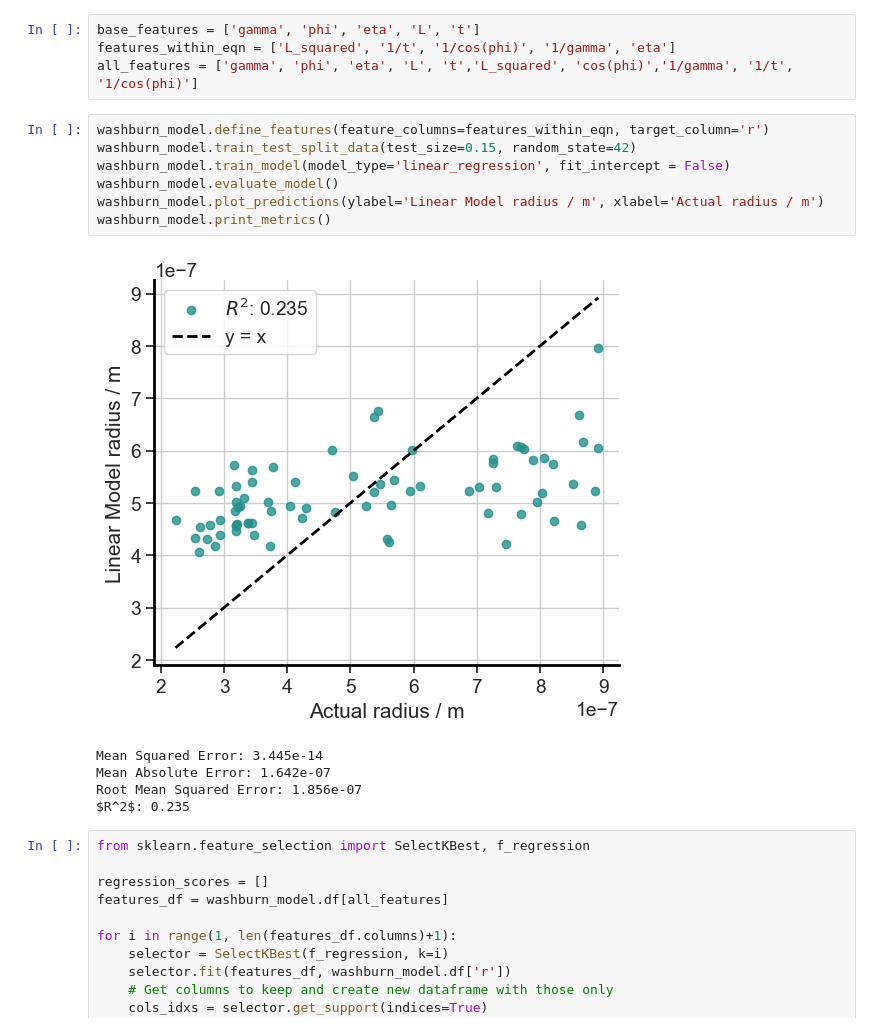
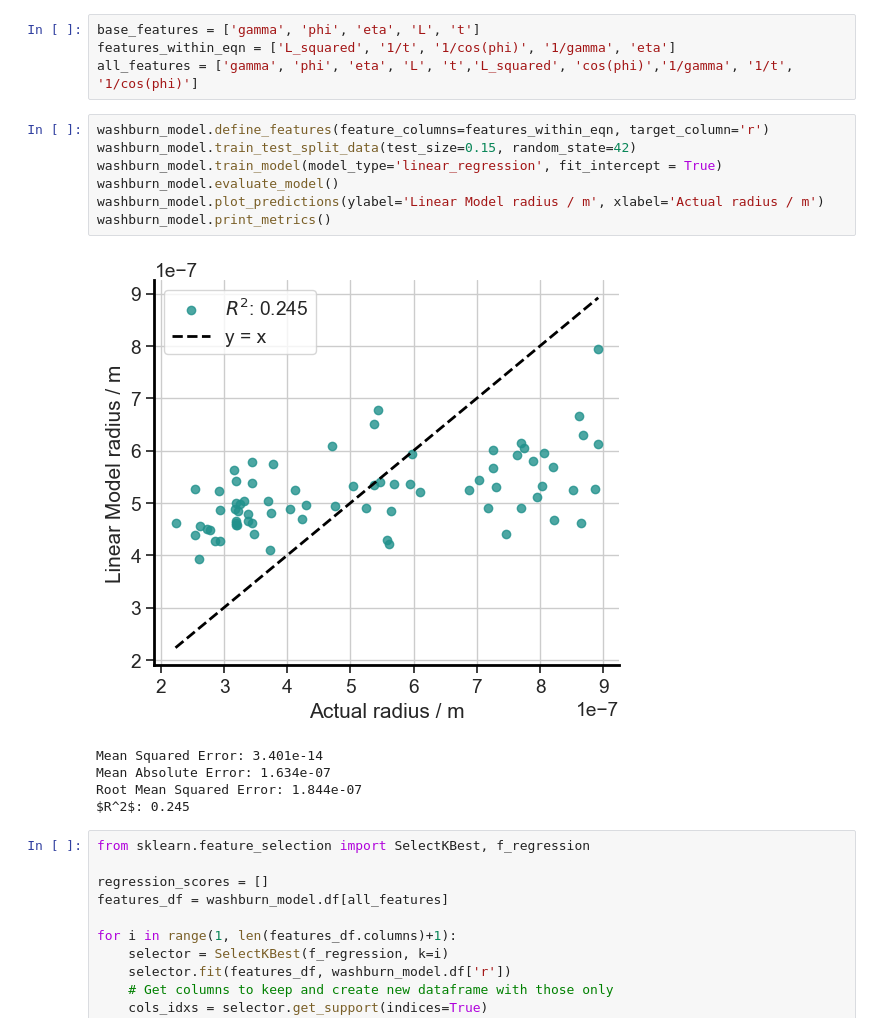
Before and after one commit to RedHorizonss/DunkingBiscuits, a Jupyter notebook: Washburn_model.ipynb, the cells around one changed output. Cells and saved outputs as stored; diff of their text form.

```diff
--- a/Washburn_model.ipynb
+++ b/Washburn_model.ipynb
@@ -125,16 +129,16 @@ all_features = ['gamma', 'phi', 'eta', 'L', 't','L_squared', 'cos(phi)','1/gamma
 # %%
 washburn_model.define_features(feature_columns=features_within_eqn, target_column='r')
 washburn_model.train_test_split_data(test_size=0.15, random_state=42)
-washburn_model.train_model(model_type='linear_regression', fit_intercept = False)
+washburn_model.train_model(model_type='linear_regression', fit_intercept = True)
 washburn_model.evaluate_model()
 washburn_model.plot_predictions(ylabel='Linear Model radius / m', xlabel='Actual radius / m')
 washburn_model.print_metrics()
 # %% [output]
-[figure, old version]
+[figure, new version]
-Mean Squared Error: 3.445e-14
-Mean Absolute Error: 1.642e-07
-Root Mean Squared Error: 1.856e-07
-$R^2$: 0.235
+Mean Squared Error: 3.401e-14
+Mean Absolute Error: 1.634e-07
+Root Mean Squared Error: 1.844e-07
+$R^2$: 0.245
 # %%
 from sklearn.feature_selection import SelectKBest, f_regression
 
```
Also changed, not shown: parts of 6 cells of this notebook, 1 other file.
